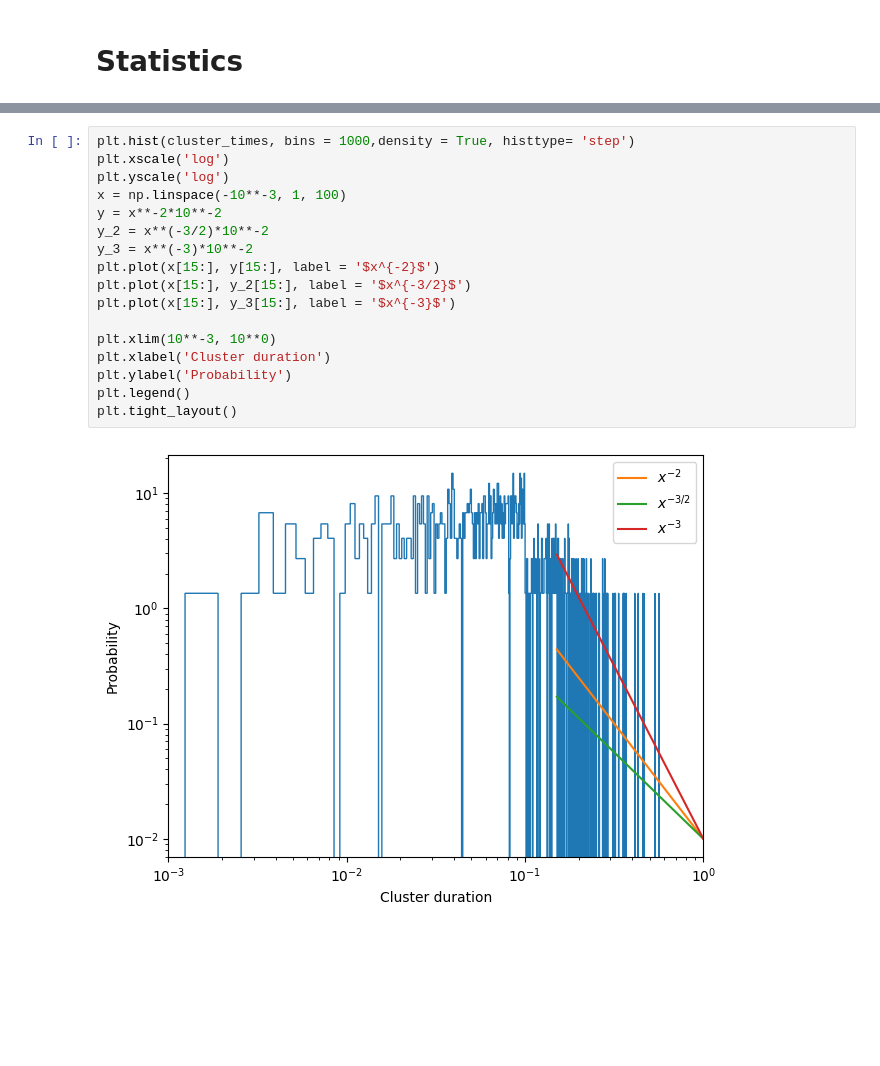
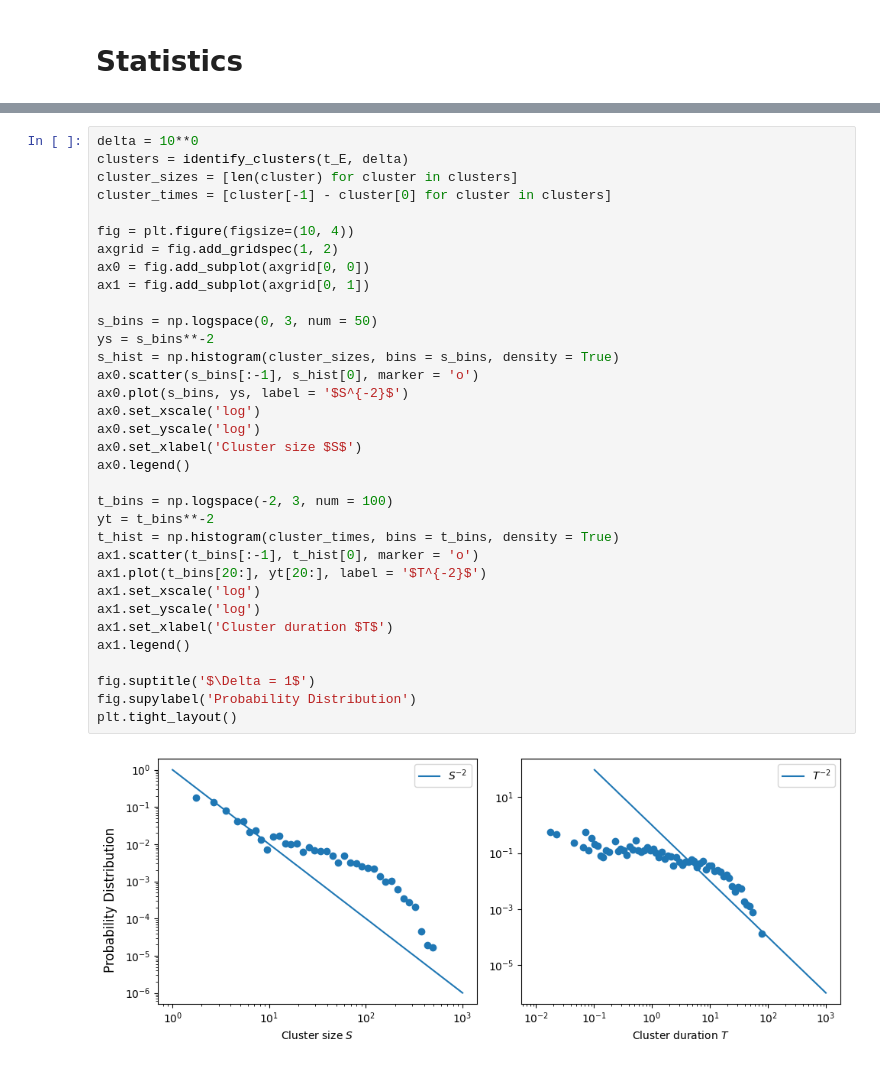
Before and after one commit to RivasAntonio/TFM, a Jupyter notebook: Códigos/Hawkes/Pruebas_modelo.ipynb, the cells around one changed output, grey strips where cells are left out. Drawn from its saved outputs; the diff is of its cells as text; blank space fills up the shorter version.

```diff
--- a/Códigos/Hawkes/Pruebas_modelo.ipynb
+++ b/Códigos/Hawkes/Pruebas_modelo.ipynb
@@ -98,19 +75,36 @@ plt.tight_layout()
-# %%
-plt.hist(cluster_times, bins = 1000,density = True, histtype= 'step')
-plt.xscale('log')
-plt.yscale('log')
-x = np.linspace(-10**-3, 1, 100)
-y = x**-2*10**-2
-y_2 = x**(-3/2)*10**-2
-y_3 = x**(-3)*10**-2
-plt.plot(x[15:], y[15:], label = '$x^{-2}$')
-plt.plot(x[15:], y_2[15:], label = '$x^{-3/2}$')
-plt.plot(x[15:], y_3[15:], label = '$x^{-3}$')
-
-plt.xlim(10**-3, 10**0)
-plt.xlabel('Cluster duration')
-plt.ylabel('Probability')
-plt.legend()
-plt.tight_layout()
-# %% [output]
-[figure, removed]
+# %%
+delta = 10**0
+clusters = identify_clusters(t_E, delta)
+cluster_sizes = [len(cluster) for cluster in clusters]
+cluster_times = [cluster[-1] - cluster[0] for cluster in clusters]
+
+fig = plt.figure(figsize=(10, 4))
+axgrid = fig.add_gridspec(1, 2)
+ax0 = fig.add_subplot(axgrid[0, 0])
+ax1 = fig.add_subplot(axgrid[0, 1])
+
+s_bins = np.logspace(0, 3, num = 50)
+ys = s_bins**-2
+s_hist = np.histogram(cluster_sizes, bins = s_bins, density = True)
+ax0.scatter(s_bins[:-1], s_hist[0], marker = 'o')
+ax0.plot(s_bins, ys, label = '$S^{-2}$')
+ax0.set_xscale('log')
+ax0.set_yscale('log')
+ax0.set_xlabel('Cluster size $S$')
+ax0.legend()
+
+t_bins = np.logspace(-2, 3, num = 100)
+yt = t_bins**-2
+t_hist = np.histogram(cluster_times, bins = t_bins, density = True)
+ax1.scatter(t_bins[:-1], t_hist[0], marker = 'o')
+ax1.plot(t_bins[20:], yt[20:], label = '$T^{-2}$')
+ax1.set_xscale('log')
+ax1.set_yscale('log')
+ax1.set_xlabel('Cluster duration $T$')
+ax1.legend()
+
+fig.suptitle('$\Delta = 1$')
+fig.supylabel('Probability Distribution')
+plt.tight_layout()
+# %% [output]
+[figure, added]
```
Also changed, not shown: parts of 6 cells of this notebook, 2 other files.
